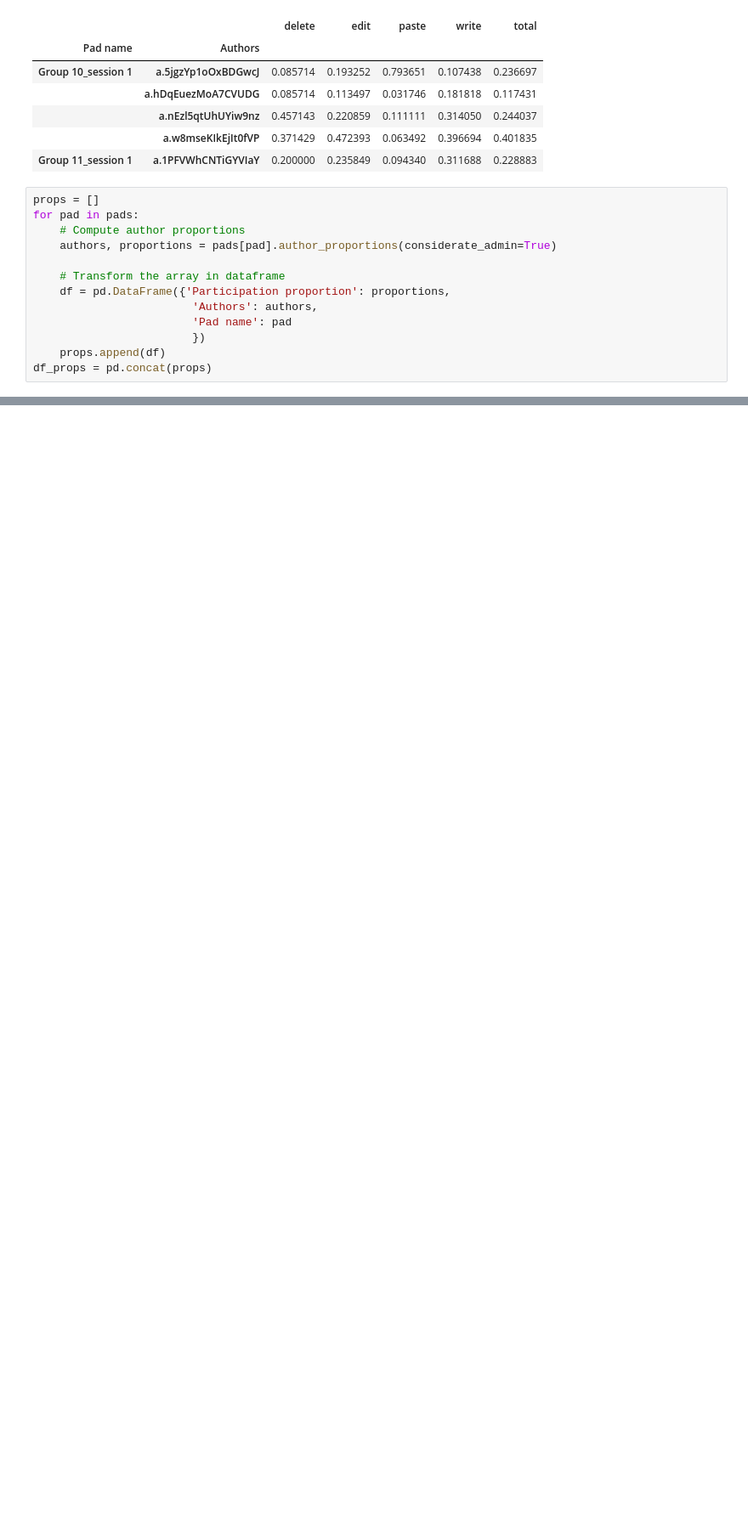
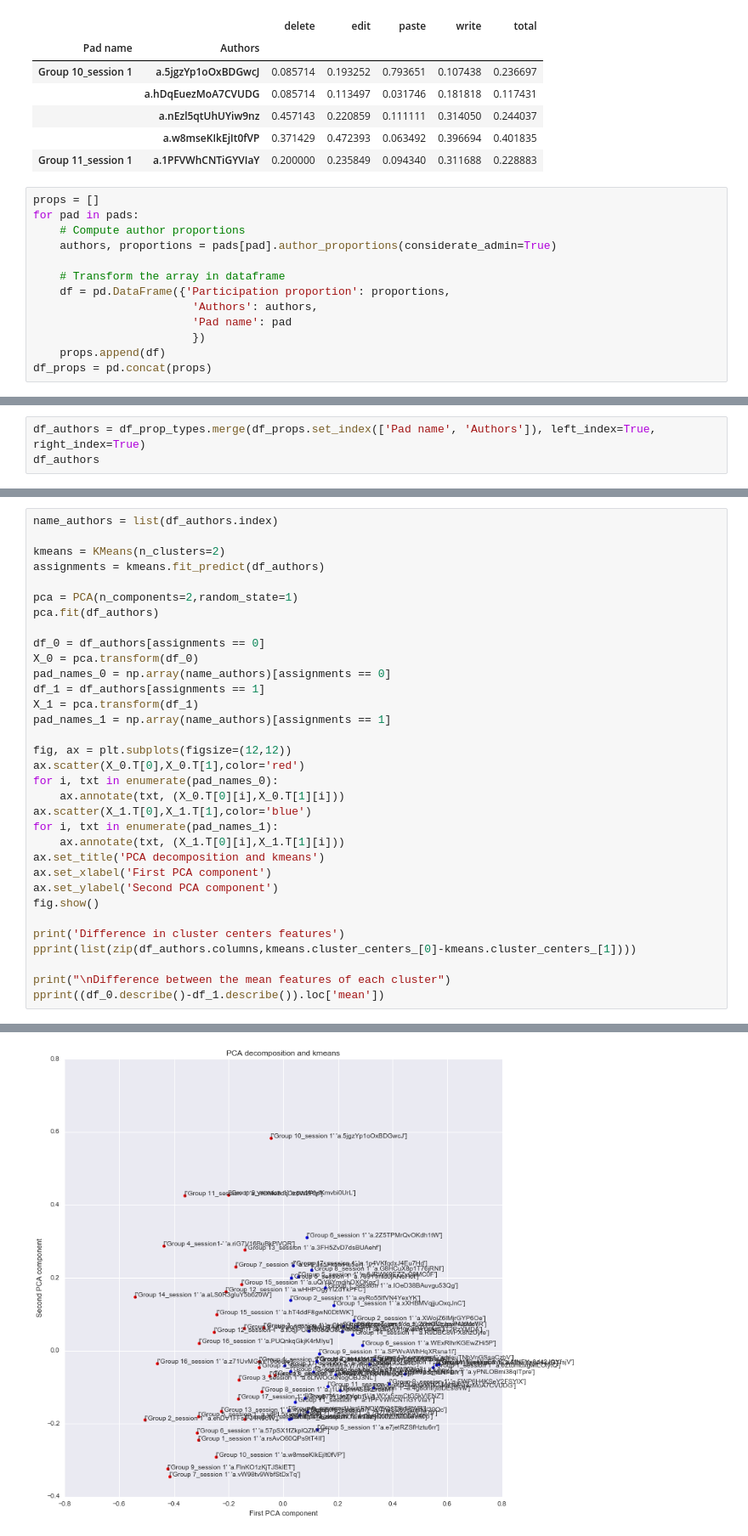
Before and after one commit to chili-epfl/FROG-analytics, a Jupyter notebook: author_clusterization.ipynb, the cells around one changed output, grey strips where cells are left out. Shown at 85% size. Drawn from its saved outputs; the diff is of its cells as text; blank space fills up the shorter version.

Commit message:
kmeans and pca, no convincing results yet

```diff
--- a/author_clusterization.ipynb
+++ b/author_clusterization.ipynb
@@ -118,0 +102,3 @@ df_props
+# %%
+df_authors = df_prop_types.merge(df_props.set_index(['Pad name', 'Authors']), left_index=True, right_index=True)
+df_authors
@@ -118,0 +134,34 @@ df_props
+# %%
+name_authors = list(df_authors.index)
+
+kmeans = KMeans(n_clusters=2)
+assignments = kmeans.fit_predict(df_authors)
+
+pca = PCA(n_components=2,random_state=1)
+pca.fit(df_authors)
+
+df_0 = df_authors[assignments == 0]
+X_0 = pca.transform(df_0)
+pad_names_0 = np.array(name_authors)[assignments == 0]
+df_1 = df_authors[assignments == 1]
+X_1 = pca.transform(df_1)
+pad_names_1 = np.array(name_authors)[assignments == 1]
+
+fig, ax = plt.subplots(figsize=(12,12))
+ax.scatter(X_0.T[0],X_0.T[1],color='red')
+for i, txt in enumerate(pad_names_0):
+    ax.annotate(txt, (X_0.T[0][i],X_0.T[1][i]))
+ax.scatter(X_1.T[0],X_1.T[1],color='blue')
+for i, txt in enumerate(pad_names_1):
+    ax.annotate(txt, (X_1.T[0][i],X_1.T[1][i]))
+ax.set_title('PCA decomposition and kmeans')
+ax.set_xlabel('First PCA component')
+ax.set_ylabel('Second PCA component')
+fig.show()
+
+print('Difference in cluster centers features')
+pprint(list(zip(df_authors.columns,kmeans.cluster_centers_[0]-kmeans.cluster_centers_[1])))
+
+print("\nDifference between the mean features of each cluster")
+pprint((df_0.describe()-df_1.describe()).loc['mean'])
+# %% [output]
@@ -118,0 +184 @@ df_props
+[figure, added]
```
Also changed, not shown: parts of 6 cells of this notebook.
